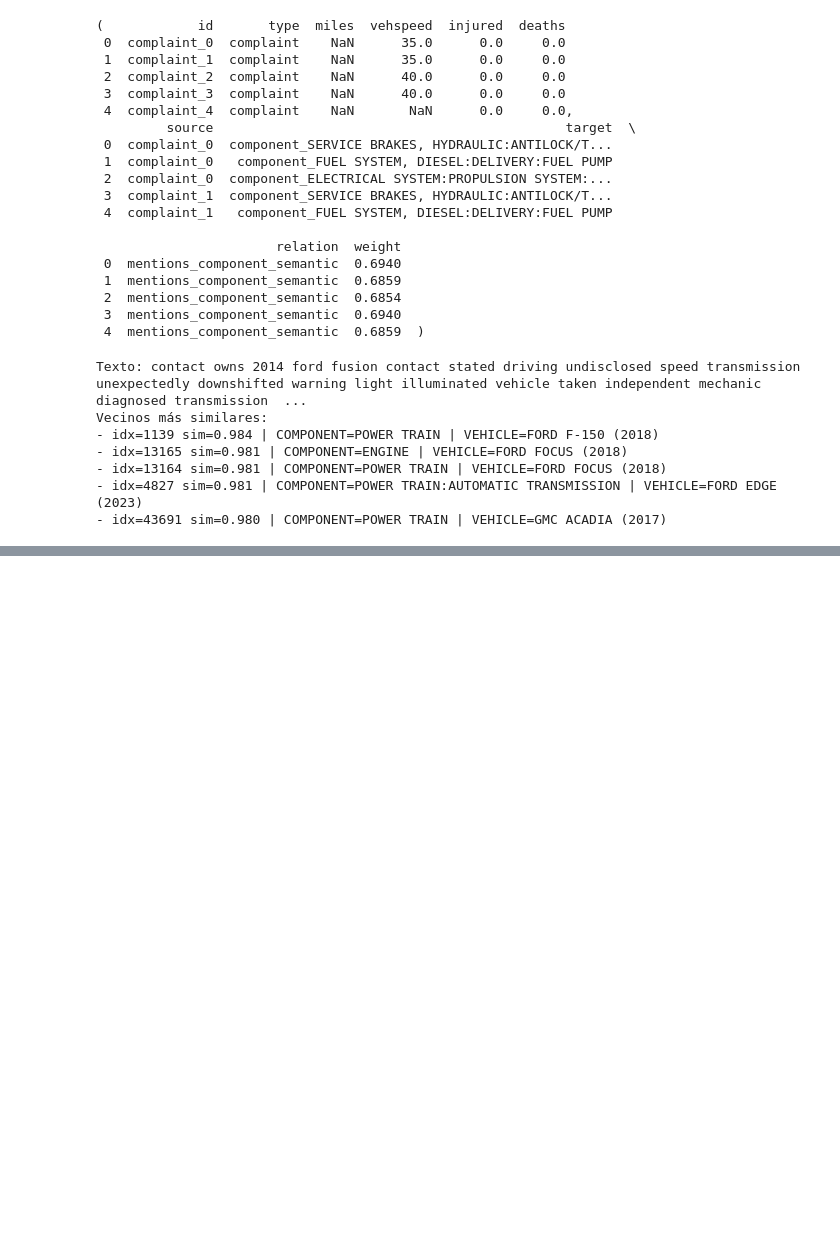
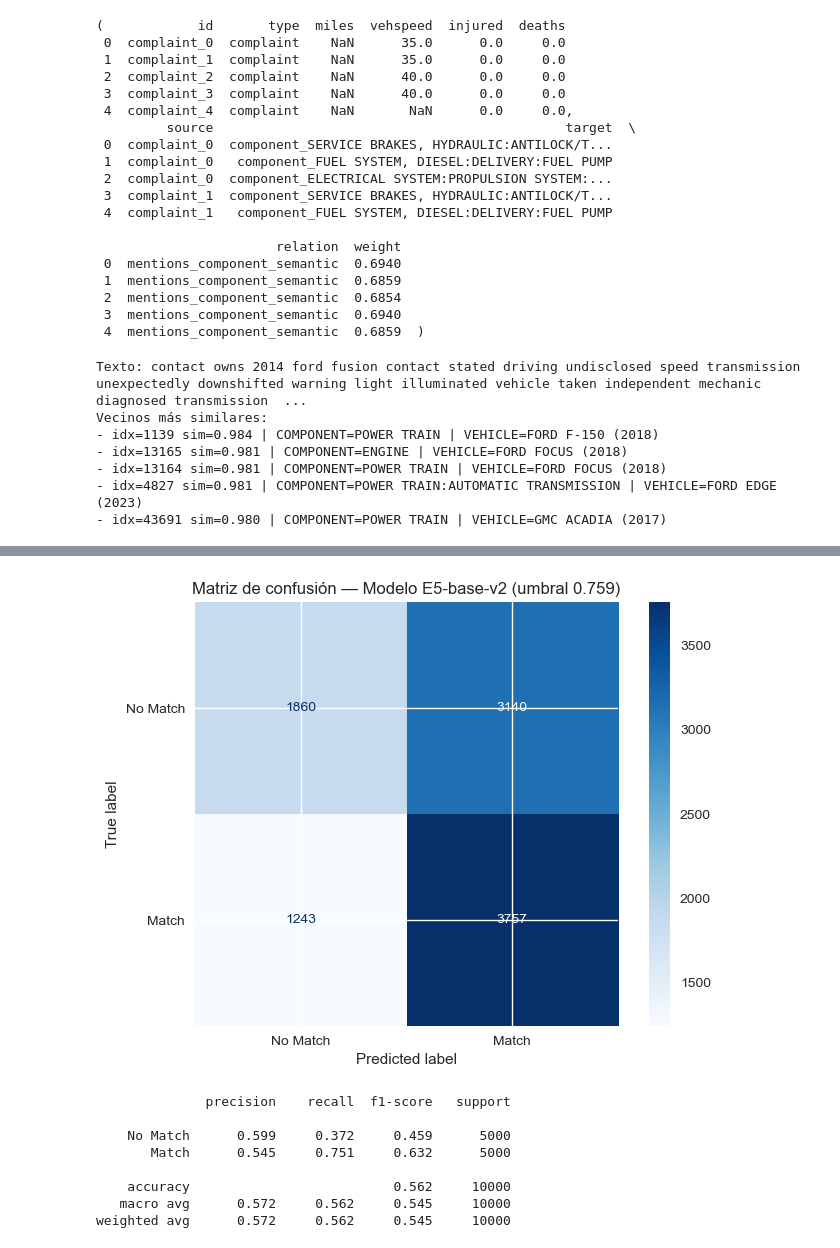
Before and after one commit to erikmoralestec/proyecto-integrador-grafos-de-conocimiento-llm, a Jupyter notebook: notebooks/COMPL_2025_Transformations.ipynb, the cells around one changed output, grey strips where cells are left out. Drawn from its saved outputs; the diff is of its cells as text; code cells hidden in the pictures; blank space fills up the shorter version.

```diff
--- a/notebooks/COMPL_2025_Transformations.ipynb
+++ b/notebooks/COMPL_2025_Transformations.ipynb
@@ -1071,18 +1170,0 @@ Etiquetas de entidades más frecuentes:
-# %%
-# Para rendimiento, procesa una muestra (ajusta n_docs según tu RAM/tiempo)
-n_docs = min(5000, len(df))
-sample_texts = complaints_agg["DOC_TEXT"].dropna().astype(str).head(n_docs).tolist()
-
-ents = []
-for i, doc in enumerate(nlp.pipe(sample_texts, batch_size=64, disable=["parser","tagger"])):
-    for e in doc.ents:
-        ents.append((i, e.text, e.label_))
-
-ner_df = pd.DataFrame(ents, columns=['doc_idx','entity','label'])
-display(ner_df.head())
-
-# Top entidades por tipo
-top_by_label = (ner_df.groupby(['label','entity']).size()
-                       .reset_index(name='n')
-                       .sort_values(['label','n'], ascending=[True, False]))
-display(top_by_label.groupby('label').head(10))
@@ -1299,0 +1370,61 @@ Vecinos más similares:
+# %%
+from sklearn.metrics import confusion_matrix, ConfusionMatrixDisplay, classification_report
+
+rng = np.random.RandomState(42)
+
+# 1) Índices válidos donde hay componente conocido y está en el mapeo
+valid_mask = df['COMPONENT'].notna() & df['COMPONENT'].astype(str).isin(unique_components)
+valid_idx  = np.where(valid_mask.values)[0]
+
+# Toma una muestra (misma lógica que usaste para positivos)
+sample_size = min(5000, len(valid_idx))
+sample_idx  = rng.choice(valid_idx, size=sample_size, replace=False)
+
+# 2) Índices de componente "verdadero" por fila
+comp_idx_true = np.array([comp_to_idx[df.iloc[i]['COMPONENT']] for i in sample_idx], dtype=int)
+
+# 3) Genera un componente negativo por cada texto (distinto al verdadero)
+n_components = len(unique_components)
+comp_idx_neg = rng.randint(0, n_components, size=sample_size, dtype=int)
+# Asegura que sea distinto al verdadero
+same_mask = (comp_idx_neg == comp_idx_true)
+while same_mask.any():
+    comp_idx_neg[same_mask] = rng.randint(0, n_components, size=same_mask.sum(), dtype=int)
+    same_mask = (comp_idx_neg == comp_idx_true)
+
+# 4) Calcula similitudes por producto punto (coseno si ya normalizaste)
+#    embeddings_e5_base_v2: (N_docs, d)
+#    comp_emb_e5_base_v2:   (N_comp, d)
+E_txt  = embeddings_e5_base_v2[sample_idx]          # (M, d)
+E_posc = comp_emb_e5_base_v2[comp_idx_true]         # (M, d)
+E_negc = comp_emb_e5_base_v2[comp_idx_neg]          # (M, d)
+
+pos_sims = np.sum(E_txt * E_posc, axis=1)           # (M,)
+neg_sims = np.sum(E_txt * E_negc, axis=1)           # (M,)
+
+# 5) Construye etiquetas y predicciones con tu umbral calibrado
+sims   = np.concatenate([pos_sims, neg_sims])
+y_true = np.concatenate([np.ones_like(pos_sims), np.zeros_like(neg_sims)])
+
+threshold = 0.759  # umbral que calibraste para E5
+y_pred = (sims >= threshold).astype(int)
+
+# 6) Matriz de confusión
+cm = confusion_matrix(y_true, y_pred, labels=[0,1])
+disp = ConfusionMatrixDisplay(cm, display_labels=["No Match", "Match"])
+disp.plot(cmap='Blues')
+plt.title("Matriz de confusión — Modelo E5-base-v2 (umbral 0.759)")
+plt.show()
+
+# 7) Métricas adicionales
+print(classification_report(y_true, y_pred, target_names=["No Match", "Match"], digits=3))
+# %% [output]
+[figure, added]
+              precision    recall  f1-score   support
+
+    No Match      0.599     0.372     0.459      5000
+       Match      0.545     0.751     0.632      5000
+
+    accuracy                          0.562     10000
+   macro avg      0.572     0.562     0.545     10000
+weighted avg      0.572     0.562     0.545     10000
```
Also changed, not shown: parts of 38 cells of this notebook.
